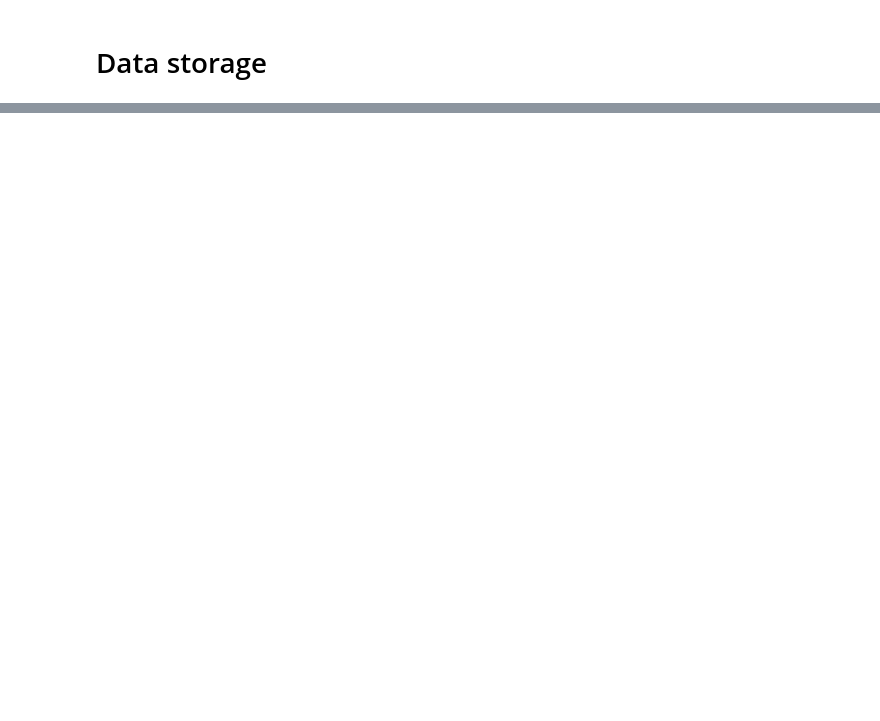
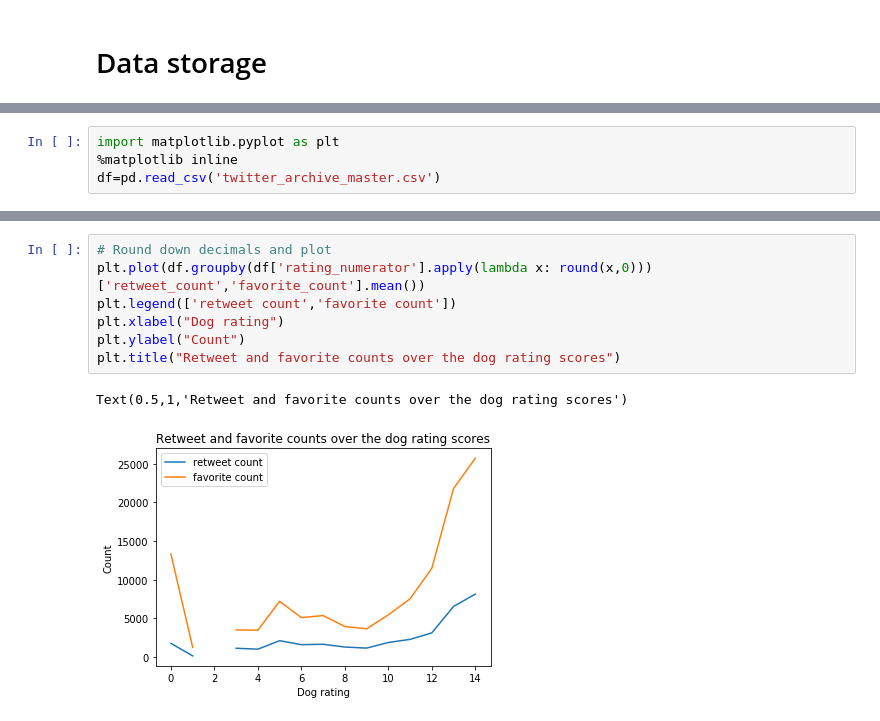
Before and after one commit to YunpengCai/Data_wrangling_udacity, a Jupyter notebook: wrangle_act.ipynb, the cells around one changed output, grey strips where cells are left out. Drawn from its saved outputs; the diff is of its cells as text; blank space fills up the shorter version.

Commit message:
Data wrangling project for dog rating

```diff
--- a/wrangle_act.ipynb
+++ b/wrangle_act.ipynb
@@ -569,0 +572,4 @@ tweet_archive.to_csv('twitter_archive_master.csv',)
+# %%
+import matplotlib.pyplot as plt
+%matplotlib inline
+df=pd.read_csv('twitter_archive_master.csv')
@@ -569,0 +597,10 @@ tweet_archive.to_csv('twitter_archive_master.csv',)
+# %%
+# Round down decimals and plot
+plt.plot(df.groupby(df['rating_numerator'].apply(lambda x: round(x,0))) ['retweet_count','favorite_count'].mean())
+plt.legend(['retweet count','favorite count'])
+plt.xlabel("Dog rating")
+plt.ylabel("Count")
+plt.title("Retweet and favorite counts over the dog rating scores")
+# %% [output]
+Text(0.5,1,'Retweet and favorite counts over the dog rating scores')
+[figure, added]
```
Also changed, not shown: parts of 19 cells of this notebook, 1 other file.
